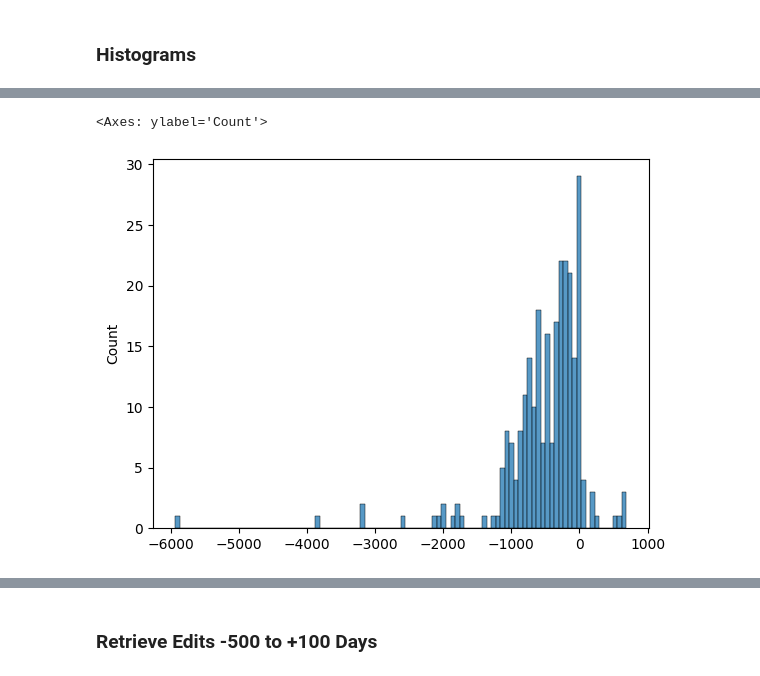
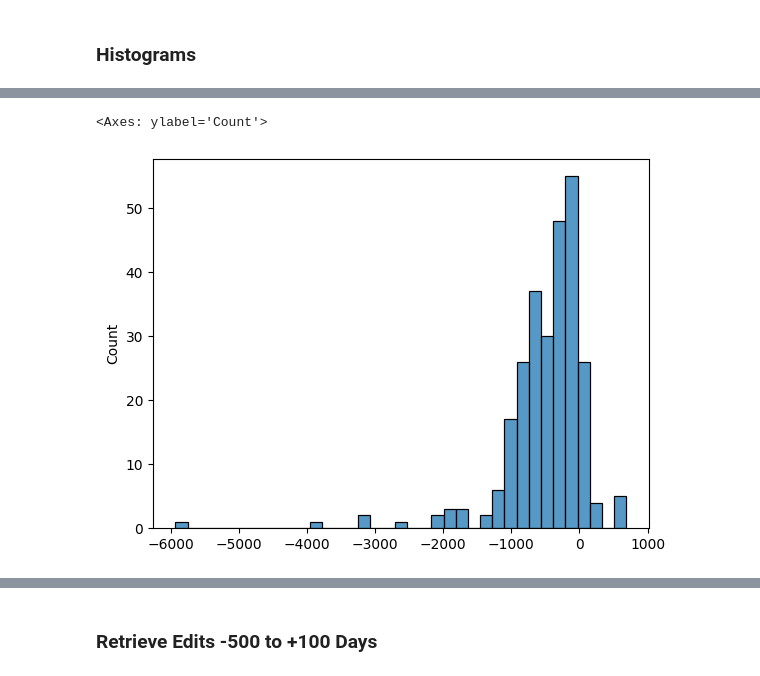
Before and after one commit to rutschmanna/2021_Wikipedia_movie_box_office_prediction, a Jupyter notebook: 200_smda_project_rutschmann.ipynb, the cells around one changed output, grey strips where cells are left out. Cells and saved outputs as stored; diff of their text form; code cells hidden in the pictures.

```diff
--- a/200_smda_project_rutschmann.ipynb
+++ b/200_smda_project_rutschmann.ipynb
@@ -200,7 +200,7 @@ corr_df['n_theaters'] = corr_df['n_theaters'].str.replace(',', '').str.replace('
 # %%
 dist_day_created = (df['page_created_date'] - df['release_date']).dt.days
 # %%
-sns.histplot(dist_day_created, bins=100)
+sns.histplot(dist_day_created)
 # %% [output]
 <Axes: ylabel='Count'>
-[figure, old version]
+[figure, new version]
```
Also changed, not shown: parts of 1 cell of this notebook, 1 other file.
